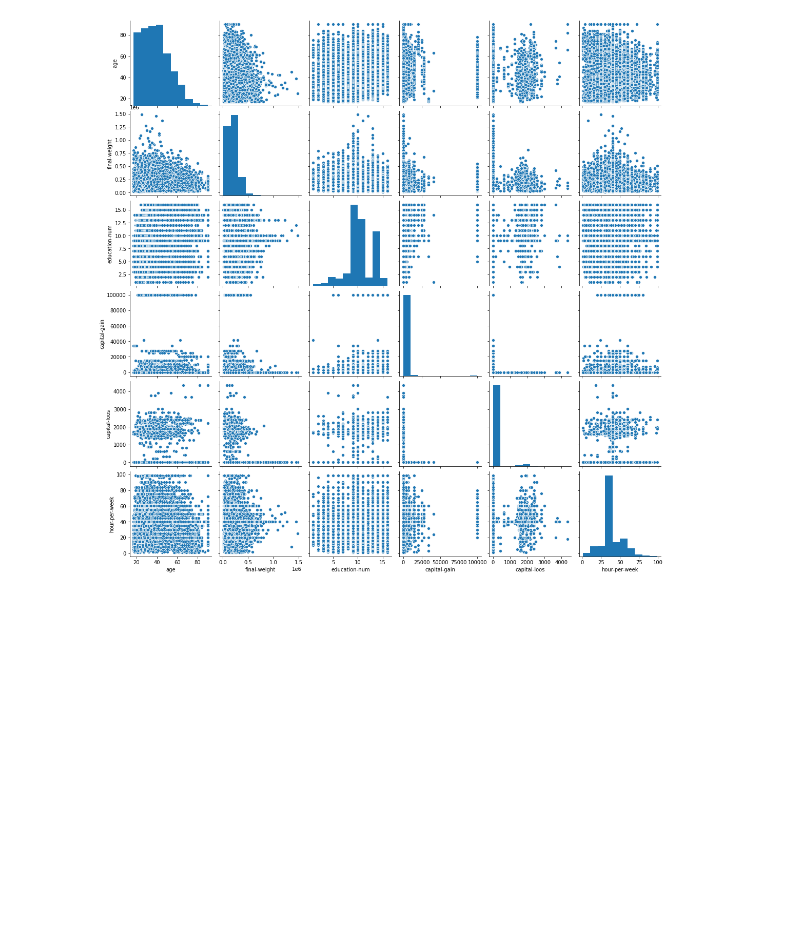
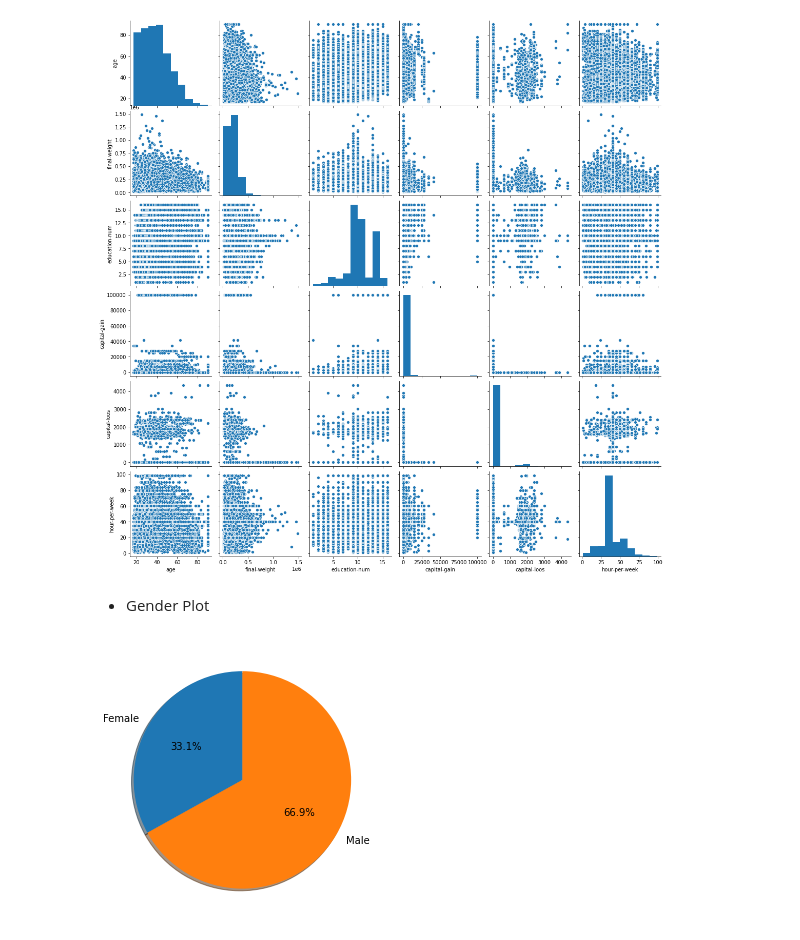
Before and after one commit to Mario-RJunior/census-analysis, a Jupyter notebook: census.ipynb, the cells around one changed output. Drawn from its saved outputs; the diff is of its cells as text; code cells hidden in the pictures; blank space fills up the shorter version.

Commit message:
Add pie plot for gender

```diff
--- a/census.ipynb
+++ b/census.ipynb
@@ -124,3 +124,21 @@ sns.pairplot(data=df)
 plt.show()
 # %% [output]
 [figure]
+# %% [markdown]
+- Gender Plot
+# %%
+quant = df[['sex', 'age']].groupby(['sex']).count()
+perc = quantidade.apply(lambda x: 100 * x / float(x.sum()))
+perc.rename({'age': 'porcentagem'}, inplace=True, axis=1)
+# %%
+fig = plt.figure(figsize=(5,5))
+labels = ('Male', 'Female')
+percent = perc['porcentagem']
+plt.pie(perc.values,
+        labels=perc.index,
+        autopct='%1.1f%%',
+        startangle=90,
+        shadow=True)
+plt.show()
+# %% [output]
+[figure, added]
```
Also changed, not shown: parts of 1 cell of this notebook.
